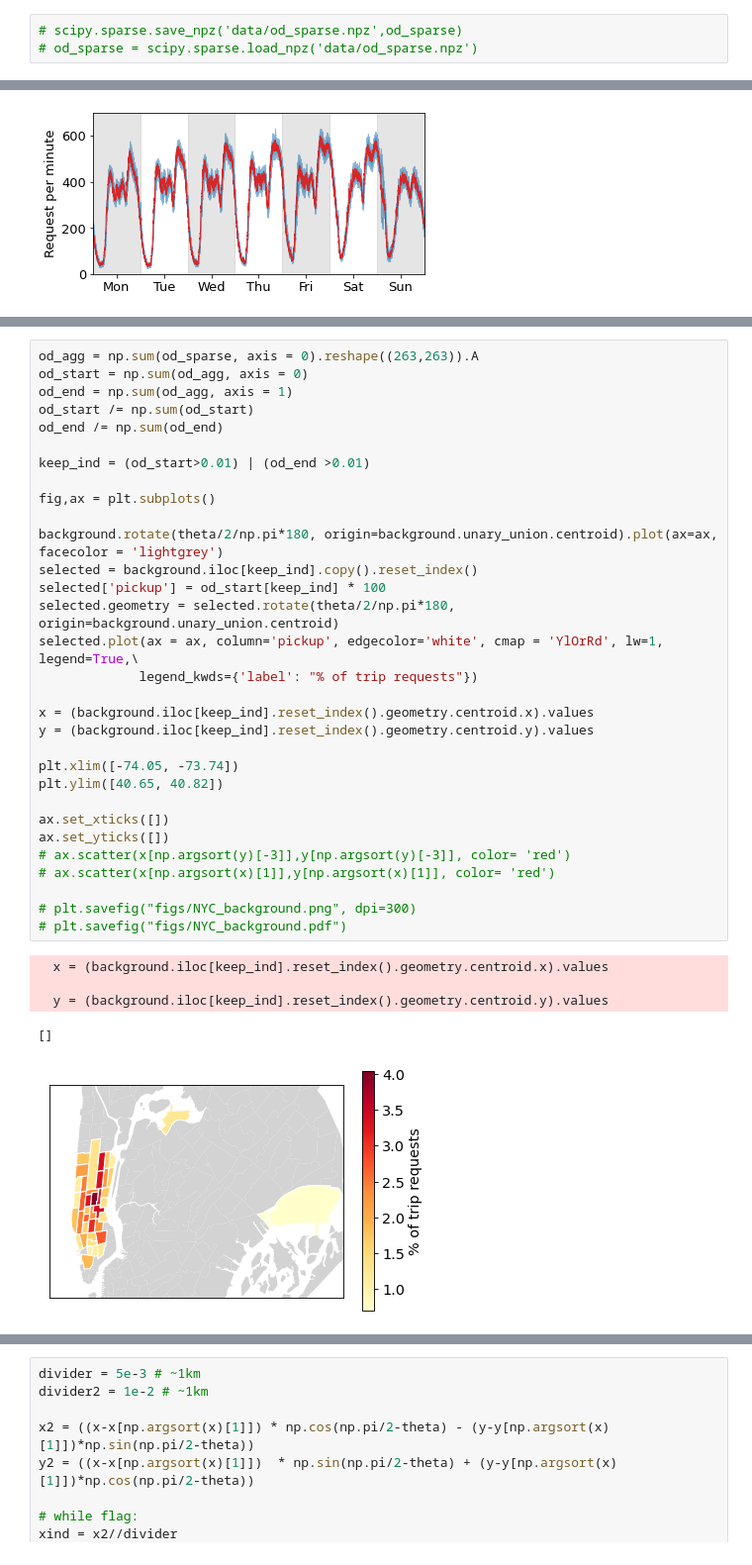
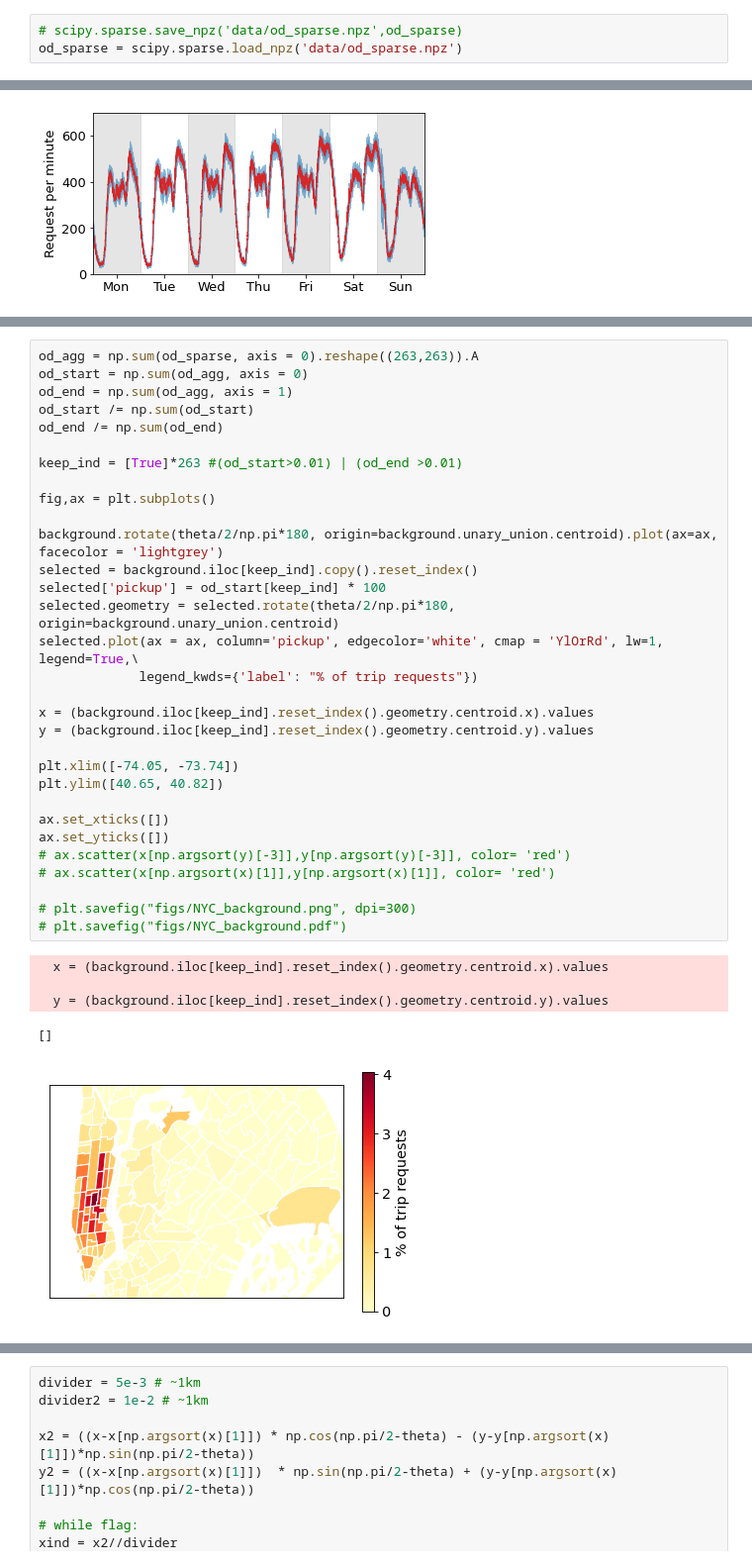
Before and after one commit to umnilab/RL_pricing, a Jupyter notebook: big_data_preparation.ipynb, the cells around one changed output, grey strips where cells are left out. Shown: that part at 99% size. Saved outputs shown, nothing was run; the diff lists cells and outputs as text.

```diff
--- a/big_data_preparation.ipynb
+++ b/big_data_preparation.ipynb
@@ -268,7 +261,7 @@ np.sum(od_sparse)/70
 489422.65714285715
 # %%
 # scipy.sparse.save_npz('data/od_sparse.npz',od_sparse)
-# od_sparse = scipy.sparse.load_npz('data/od_sparse.npz')
+od_sparse = scipy.sparse.load_npz('data/od_sparse.npz')
 # %%
 trip_data = pd.read_csv('data/trip_data_matched.csv')
 trip_data['speed'] = 1609*trip_data[' trip_distance'] /trip_data[' trip_time_in_secs']
@@ -444,36 +438,36 @@ od_end = np.sum(od_agg, axis = 1)
 od_start /= np.sum(od_start)
 od_end /= np.sum(od_end)
 
-keep_ind = (od_start>0.01) | (od_end >0.01)
+keep_ind = [True]*263 #(od_start>0.01) | (od_end >0.01)
 
 fig,ax = plt.subplots()
 
 background.rotate(theta/2/np.pi*180, origin=background.unary_union.centroid).plot(ax=ax, facecolor = 'lightgrey')
 selected = background.iloc[keep_ind].copy().reset_index()
 selected['pickup'] = od_start[keep_ind] * 100
 selected.geometry = selected.rotate(theta/2/np.pi*180, origin=background.unary_union.centroid)
 selected.plot(ax = ax, column='pickup', edgecolor='white', cmap = 'YlOrRd', lw=1, legend=True,\
              legend_kwds={'label': "% of trip requests"})
 
 x = (background.iloc[keep_ind].reset_index().geometry.centroid.x).values
 y = (background.iloc[keep_ind].reset_index().geometry.centroid.y).values
 
 plt.xlim([-74.05, -73.74])
 plt.ylim([40.65, 40.82])
 
 ax.set_xticks([])
 ax.set_yticks([])
 # ax.scatter(x[np.argsort(y)[-3]],y[np.argsort(y)[-3]], color= 'red')
 # ax.scatter(x[np.argsort(x)[1]],y[np.argsort(x)[1]], color= 'red')
 
 # plt.savefig("figs/NYC_background.png", dpi=300)
 # plt.savefig("figs/NYC_background.pdf")
 # %% [output]
   x = (background.iloc[keep_ind].reset_index().geometry.centroid.x).values
 
   y = (background.iloc[keep_ind].reset_index().geometry.centroid.y).values
 []
-[figure, old version]
+[figure, new version]
 # %%
 plt.plot(x2,y2, '*')
 # %% [output]
```
Also changed, not shown: parts of 14 cells of this notebook, 7 other files.
